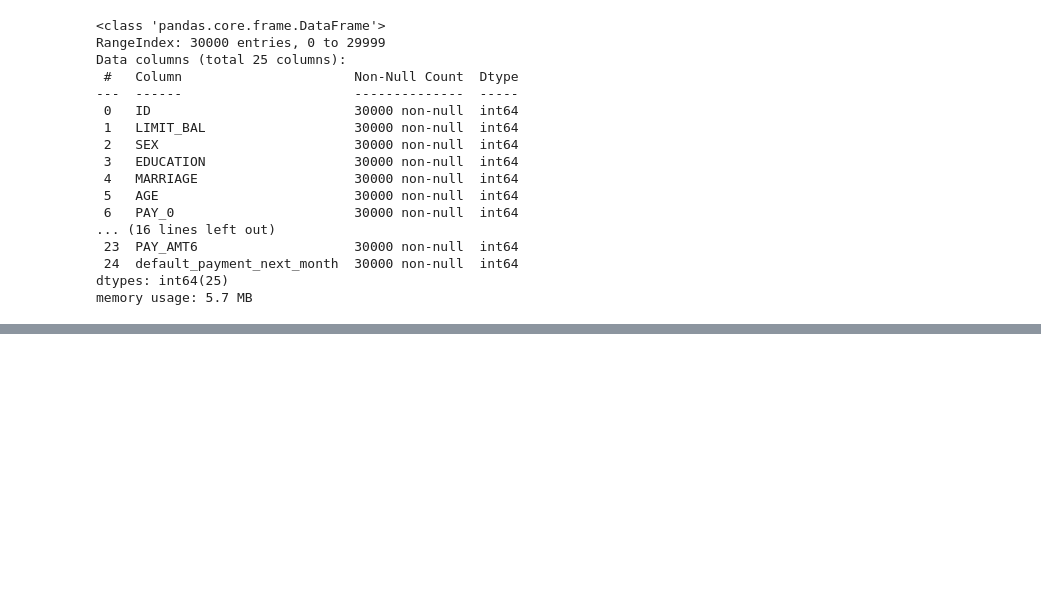
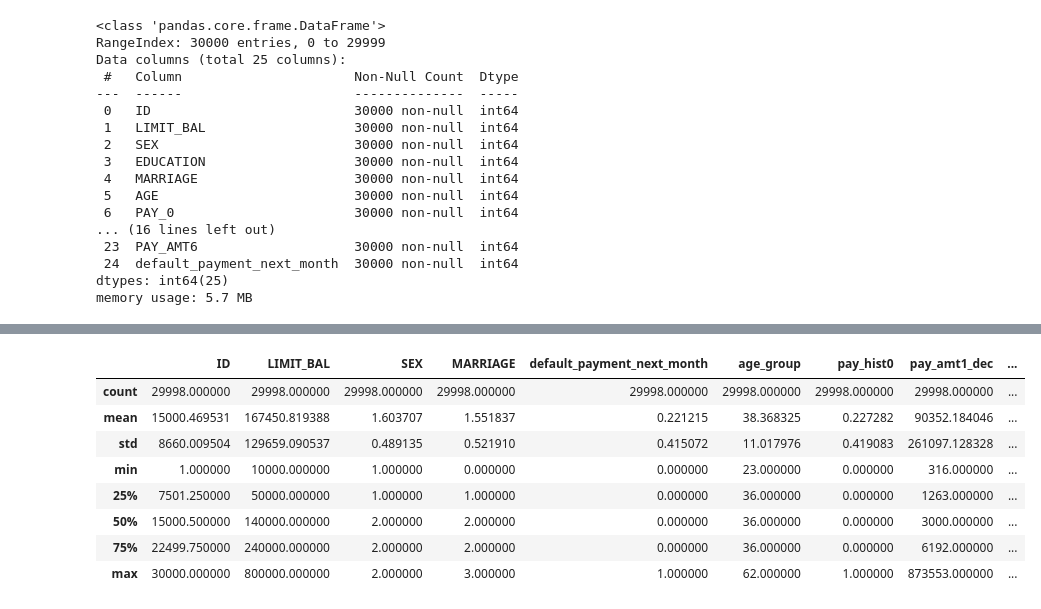
Before and after one commit to sullivan231/data-analytics-2020, a Jupyter notebook: C5 T2 Baby!.ipynb, the cells around one changed output, grey strips where cells are left out. Saved outputs shown, nothing was run; the diff lists cells and outputs as text; code cells hidden in the pictures; blank space fills up the shorter version.

```diff
--- a/C5 T2 Baby!.ipynb
+++ b/C5 T2 Baby!.ipynb
@@ -250,0 +248,14 @@ creditxx.head()
+# %%
+creditzz = creditz.drop(creditz.index[2197])
+# %%
+creditzz.describe()
+# %% [output]
+|  | ID | LIMIT_BAL | SEX | MARRIAGE | default_payment_next_month | age_group | pay_hist0 | pay_amt1_dec | ... |
+| count | 29998.000000 | 29998.000000 | 29998.000000 | 29998.000000 | 29998.000000 | 29998.000000 | 29998.000000 | 29998.000000 | ... |
+| mean | 15000.469531 | 167450.819388 | 1.603707 | 1.551837 | 0.221215 | 38.368325 | 0.227282 | 90352.184046 | ... |
+| std | 8660.009504 | 129659.090537 | 0.489135 | 0.521910 | 0.415072 | 11.017976 | 0.419083 | 261097.128328 | ... |
+| min | 1.000000 | 10000.000000 | 1.000000 | 0.000000 | 0.000000 | 23.000000 | 0.000000 | 316.000000 | ... |
+| 25% | 7501.250000 | 50000.000000 | 1.000000 | 1.000000 | 0.000000 | 36.000000 | 0.000000 | 1263.000000 | ... |
+| 50% | 15000.500000 | 140000.000000 | 2.000000 | 2.000000 | 0.000000 | 36.000000 | 0.000000 | 3000.000000 | ... |
+| 75% | 22499.750000 | 240000.000000 | 2.000000 | 2.000000 | 0.000000 | 36.000000 | 0.000000 | 6192.000000 | ... |
+| max | 30000.000000 | 800000.000000 | 2.000000 | 3.000000 | 1.000000 | 62.000000 | 1.000000 | 873553.000000 | ... |
```
Also changed, not shown: parts of 65 cells of this notebook, 4 other files.
